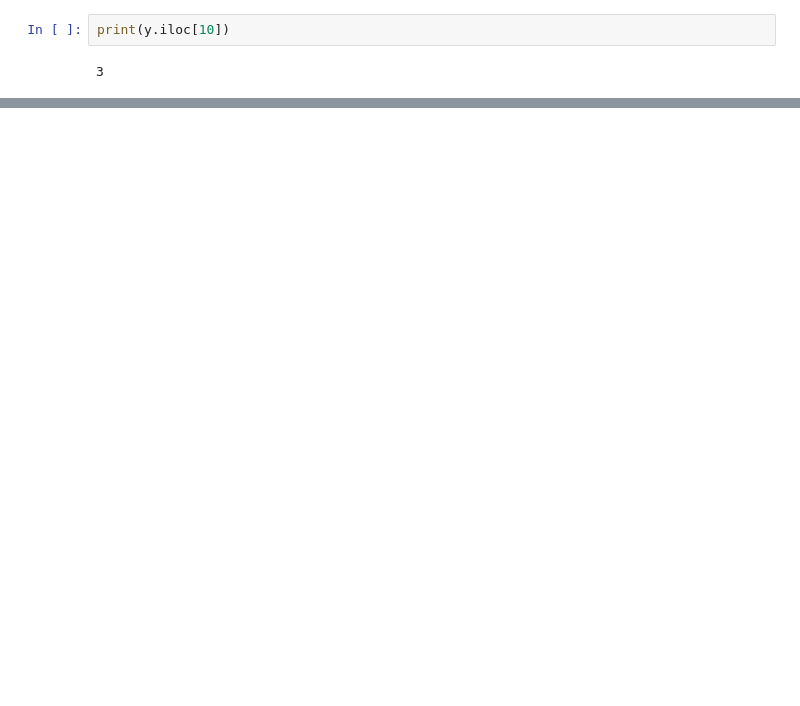
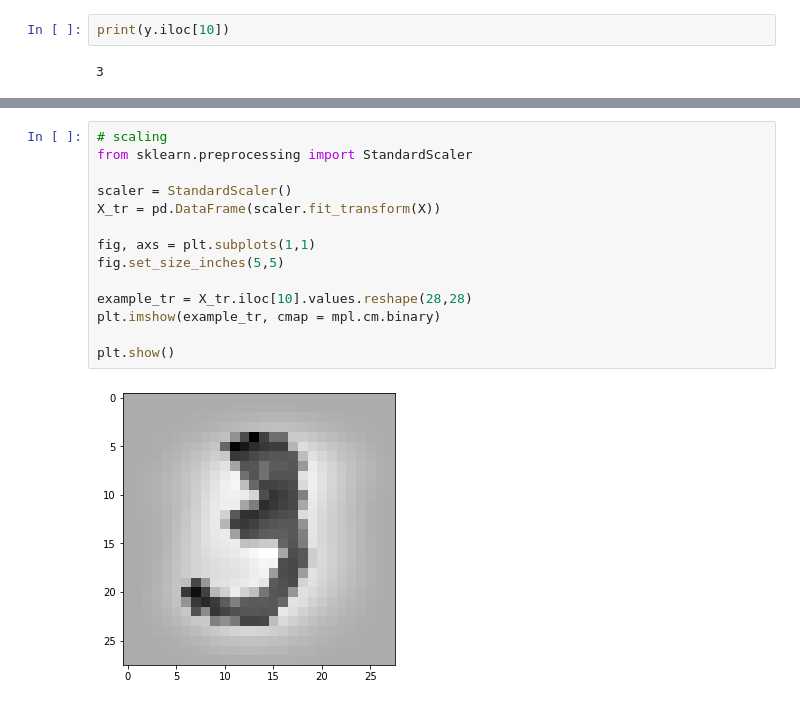
Before and after one commit to knolasco/Intro_to_ML_Course, a Jupyter notebook: Module3/SVM_MNIST.ipynb, the cells around one changed output, grey strips where cells are left out. Drawn from its saved outputs; the diff is of its cells as text; blank space fills up the shorter version.

Commit message:
finalizing preprocessing visuals

```diff
--- a/Module3/SVM_MNIST.ipynb
+++ b/Module3/SVM_MNIST.ipynb
@@ -54,0 +62,16 @@ print(y.iloc[10])
+# %%
+# scaling
+from sklearn.preprocessing import StandardScaler
+
+scaler = StandardScaler()
+X_tr = pd.DataFrame(scaler.fit_transform(X))
+
+fig, axs = plt.subplots(1,1)
+fig.set_size_inches(5,5)
+
+example_tr = X_tr.iloc[10].values.reshape(28,28)
+plt.imshow(example_tr, cmap = mpl.cm.binary)
+
+plt.show()
+# %% [output]
+[figure, added]
```
Also changed, not shown: parts of 7 cells of this notebook.
